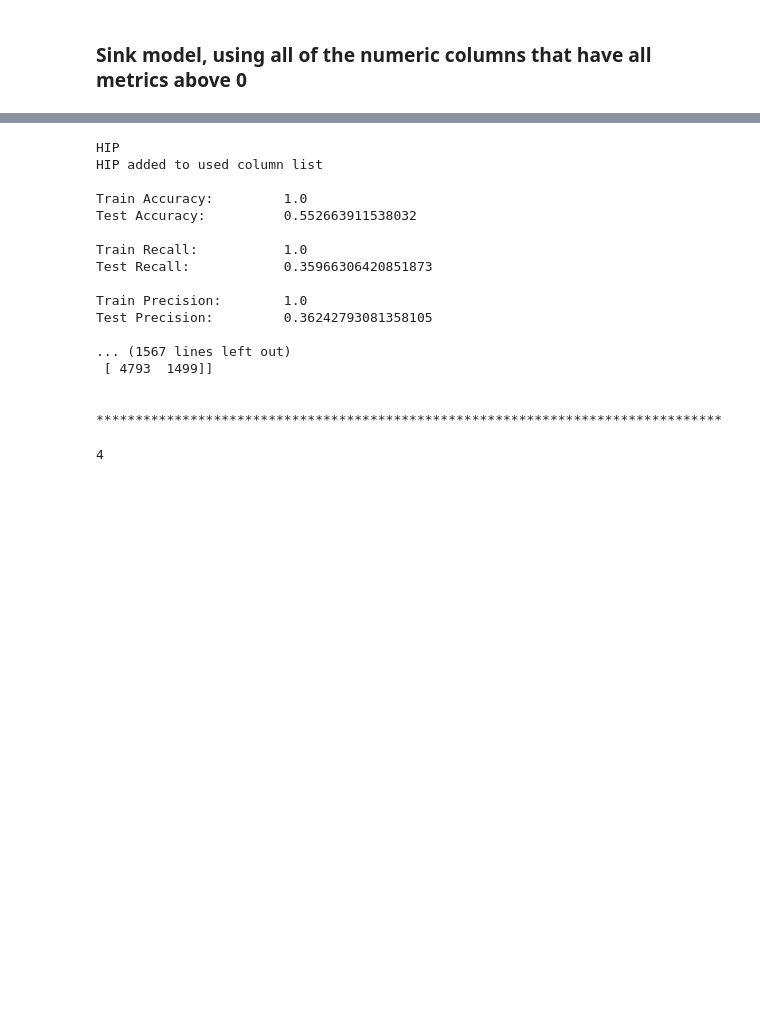
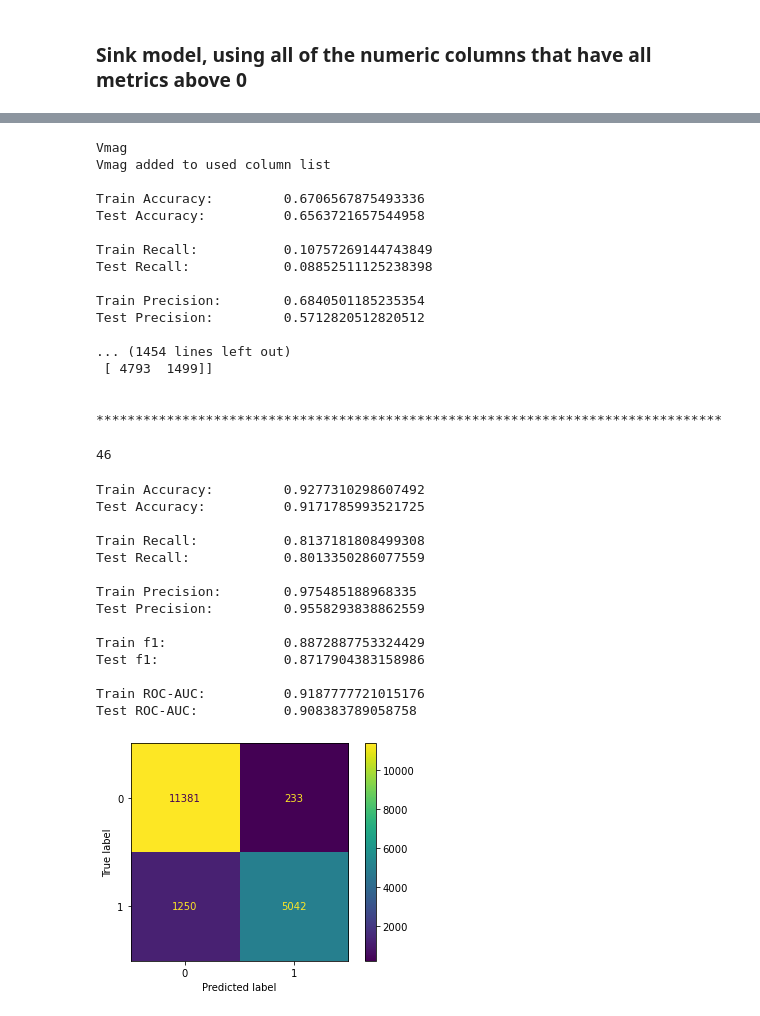
Before and after one commit to pjlannoo/StarVariabilityML, a Jupyter notebook: Notebooks/PhilWorkspace/WorkNotebook.ipynb, the cells around one changed output, grey strips where cells are left out. Drawn from its saved outputs; the diff is of its cells as text; code cells hidden in the pictures; blank space fills up the shorter version.

Commit message:
Modeling

```diff
--- a/Notebooks/PhilWorkspace/WorkNotebook.ipynb
+++ b/Notebooks/PhilWorkspace/WorkNotebook.ipynb
@@ -53,7 +54,7 @@ df = df.drop(columns=['Unnamed: 0'])
 df['HvarType'] = df['HvarType'].mask(df['HvarType'] != 'C', other='V')
 
 df = df.drop(columns=['Catalog', 'VarFlag', '---', 'Period', 'moreVar', 'morePhoto', 'Source'])
-holdoutdf = holdoutdf.drop(columns=['Catalog', 'VarFlag', '---', 'Period', 'moreVar', 'morePhoto', 'Source'])
+holdoutdf = holdoutdf.drop(columns=['Unnamed: 0', 'Catalog', 'VarFlag', '---', 'Period', 'moreVar', 'morePhoto', 'Source'])
 
 mask = {
     'C': 0,
@@ -142,0 +102,5 @@ dtype: float64
+# %%
+for col in holdoutdf.columns:
+    print(f"df {col} nulls: {df[col].isna().sum()}, {round((df[col].isna().sum() / len(df)), 4)}")
+    print(f"Holdoutdf {col} nulls: {holdoutdf[col].isna().sum()}, {round((holdoutdf[col].isna().sum() / len(holdoutdf)), 4)}")
+    print(f"Difference: {df[col].isna().sum() - holdoutdf[col].isna().sum()}\n")
@@ -193,7 +175,8 @@ dtype: int64
 ### Simple Models, model each numeric variable with a logistic regression:
 # %%
 preprocessor = Pipeline(steps=[
-    ("imputer", SimpleImputer(strategy="median"))
+    ("imputer", SimpleImputer(strategy="median")),
+    ('scaler', StandardScaler())
 ])
 # %% [markdown]
 Run a simple model for each numeric column and print metrics for it. If those metrics are all above 0, then add that column to a list to be used later.
@@ -366,7 +349,7 @@ for col in numCols:
     test_rocauc = roc_auc_score(y_test, test_probs)
 
     print(col)
-    if (train_accuracy > .9) and (test_accuracy > 0) and (train_recall > .9) and (test_recall > 0) and (train_precision > .9) and (test_precision > 0) and (train_f1 > .9) and (test_f1 > 0) and (train_rocauc > .9) and (test_rocauc > 0):
+    if (train_accuracy > 0) and (test_accuracy > 0) and (train_recall > 0) and (test_recall > 0) and (train_precision > 0) and (test_precision > 0) and (train_f1 > 0) and (test_f1 > 0) and (train_rocauc > 0) and (test_rocauc > 0):
         used_num_cols.append(col)
         print(f'{col} added to used column list')
     print(F'\nTrain Accuracy:\t\t{train_accuracy}')
@@ -387,19 +370,19 @@ for col in numCols:
     print("****"*20)
     print('\n')
 # %% [output]
-HIP
-HIP added to used column list
+Vmag
+Vmag added to used column list
 
-Train Accuracy:         1.0
-Test Accuracy:          0.552663911538032
+Train Accuracy:         0.6706567875493336
+Test Accuracy:          0.6563721657544958
 
-Train Recall:           1.0
-Test Recall:            0.35966306420851873
+Train Recall:           0.10757269144743849
+Test Recall:            0.08852511125238398
 
-Train Precision:        1.0
-Test Precision:         0.36242793081358105
+Train Precision:        0.6840501185235354
+Test Precision:         0.5712820512820512
 
-... (1567 lines left out)
+... (1454 lines left out)
  [ 4793  1499]]
 
 
@@ -407,4 +390,29 @@ Test Precision:         0.36242793081358105
 # %%
 len(used_num_cols)
 # %% [output]
-4
+46
+# %%
+sink_model = Pipeline(steps=[
+    ('preprocessor',preprocessor),
+    ('tree', DecisionTreeClassifier(random_state=42, max_depth = 8))
+])
+
+sink_model.fit(x_train[used_num_cols], y_train)
+
+displayMetrics(sink_model, x_train[used_num_cols], x_test[used_num_cols], y_train, y_test)
+# %% [output]
+Train Accuracy:         0.9277310298607492
+Test Accuracy:          0.9171785993521725
+
+Train Recall:           0.8137181808499308
+Test Recall:            0.8013350286077559
+
+Train Precision:        0.975485188968335
+Test Precision:         0.9558293838862559
+
+Train f1:               0.8872887753324429
+Test f1:                0.8717904383158986
+
+Train ROC-AUC:          0.9187777721015176
+Test ROC-AUC:           0.908383789058758
+[figure, added]
```
Also changed, not shown: parts of 23 cells of this notebook.
